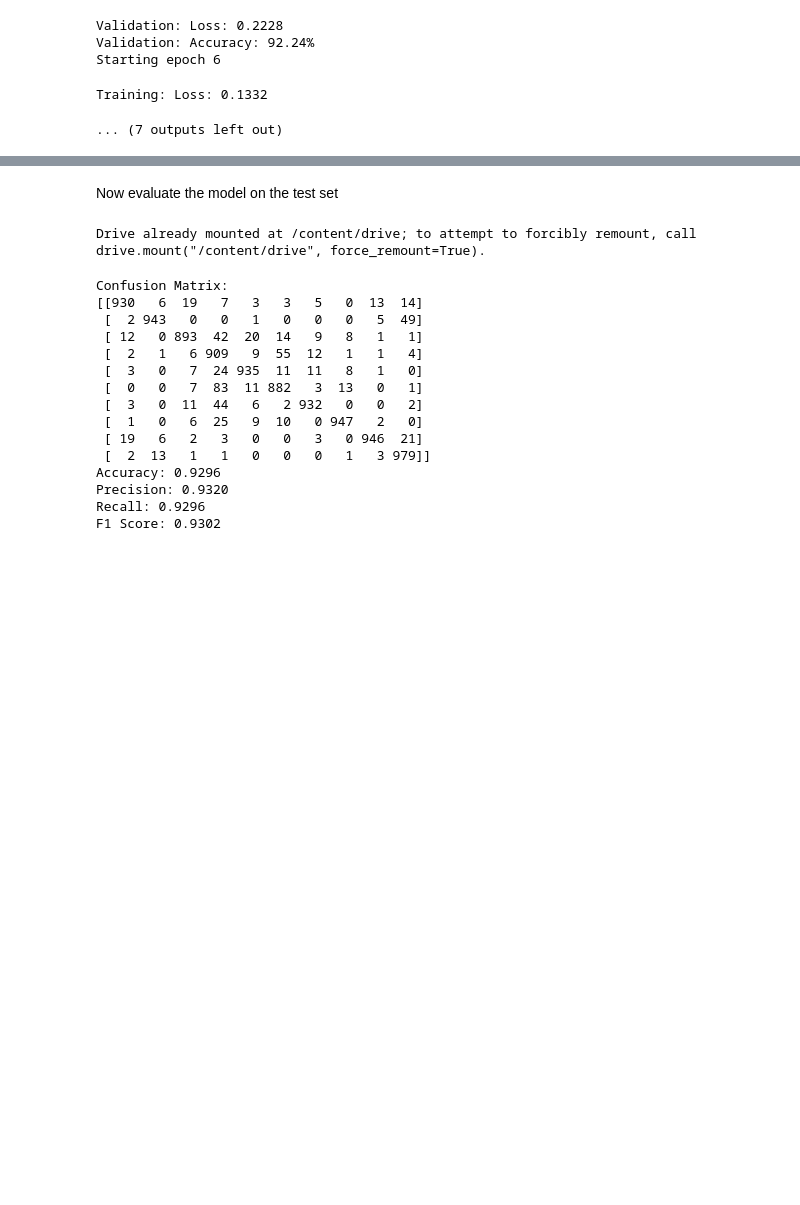
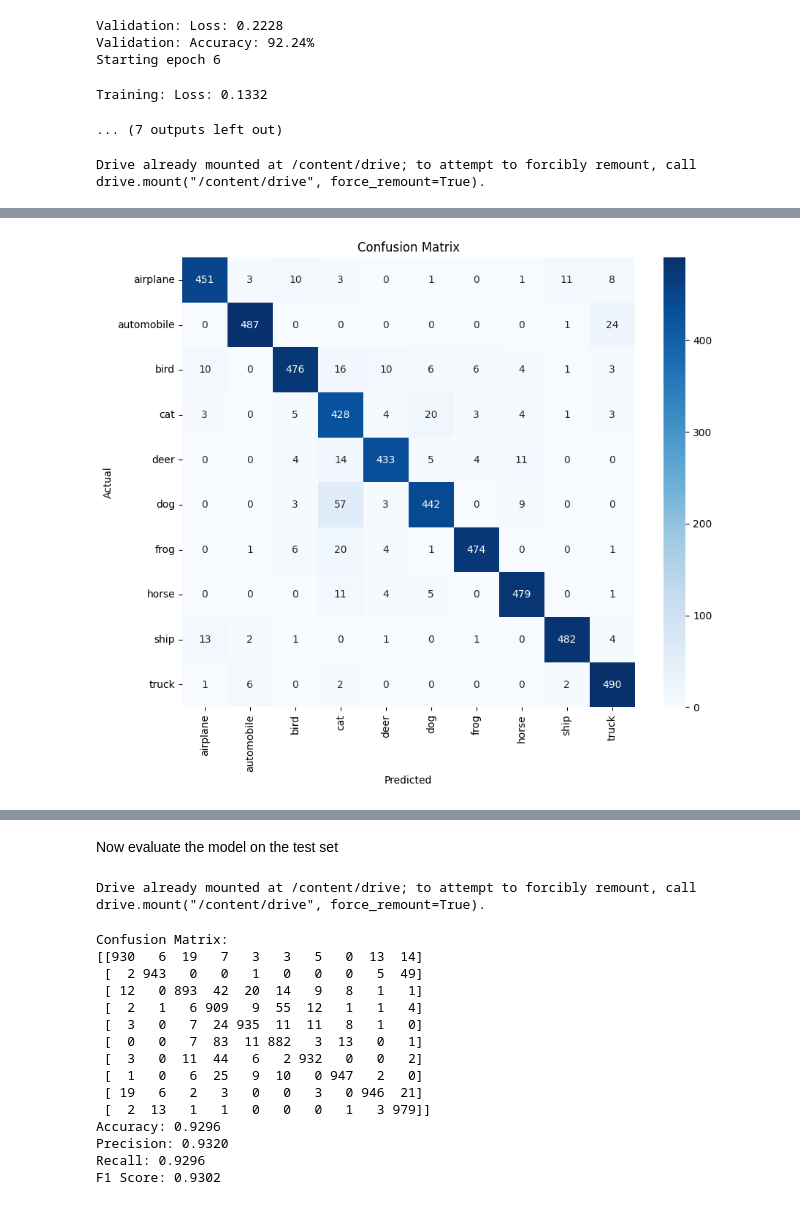
Before and after one commit to slinusc/Artificial_Intelligence_Course_NTUT, a Jupyter notebook: ResNet50_.ipynb, the cells around one changed output, grey strips where cells are left out. Drawn from its saved outputs; the diff is of its cells as text; code cells hidden in the pictures; blank space fills up the shorter version.

Commit message:
updated the valid matrix

```diff
--- a/ResNet50_.ipynb
+++ b/ResNet50_.ipynb
@@ -68,7 +68,7 @@ class CIFAR10Dataset(Dataset):
         image = Image.fromarray(image)
 
         # If augmentation exists, apply augmentation first and skip the ToTensor in transform
-        if label in [0, 3, 4, 5] and self.augmentation:
+        if self.augmentation: # label in [0, 3, 4, 5] and
             # Apply augmentation first
             image = self.augmentation(image)
 
@@ -208,8 +208,8 @@ def run_training(augment=False, epochs=10):
     # Augmentation
     augmentation = transforms.Compose([
         transforms.RandomHorizontalFlip(),
-        transforms.RandomCrop(32, padding=2),  # Reduce padding to avoid cropping too much
-        transforms.ColorJitter(brightness=0.05, contrast=0.05, saturation=0.05, hue=0.02),  # Softer color jitter
+        transforms.RandomCrop(32, padding=2),
+        transforms.ColorJitter(brightness=0.05, contrast=0.1, saturation=0.05, hue=0.02),  # Color jitter
     ])
 
     if augment:
@@ -512,3 +512,66 @@ Validation: Accuracy: 92.24%
 Starting epoch 6
 Training: Loss: 0.1332
 ... (7 outputs left out)
+# %%
+torch.manual_seed(42)
+
+# Mount Google Drive
+from google.colab import drive
+drive.mount('/content/drive')
+
+# Path to the dataset in Google Drive
+data_path = '/content/drive/MyDrive/Artificial_Intelligence_Course_NTUT/cifar-10-python/cifar-10-batches-py/'
+
+# Training batch file names (excluding the test batch)
+train_batches = [f'data_batch_{i}' for i in range(1, 6)]
+
+# Transformation
+transform = transforms.Compose([
+    transforms.Resize((224, 224)),  # Resize
+    transforms.ToTensor(),
+    transforms.Normalize((0.5, 0.5, 0.5), (0.5, 0.5, 0.5))
+])
+
+# Augmentation
+augmentation = transforms.Compose([
+    transforms.RandomHorizontalFlip(),
+    transforms.RandomCrop(32, padding=2),
+    transforms.ColorJitter(brightness=0.05, contrast=0.05, saturation=0.05, hue=0.02),  # Color jitter
+])
+
+# Define class names based on the extracted labels
+class_names = [
+    "airplane",
+    "automobile",
+    "bird",
+    "cat",
+    "deer",
+    "dog",
+    "frog",
+    "horse",
+    "ship",
+    "truck"
+]
+
+train_dataset = CIFAR10Dataset(data_path, train_batches, transform=transform, augmentation=augmentation)
+
+
+# Split the training dataset into train and validation subsets
+train_size = int(0.9 * len(train_dataset))  # Use 90% for training
+valid_size = len(train_dataset) - train_size  # Use 10% for validation
+train_subset, valid_subset = torch.utils.data.random_split(train_dataset, [train_size, valid_size])
+
+validloader = DataLoader(valid_subset, batch_size=128, shuffle=False, num_workers=4)
+
+device = torch.device("cuda" if torch.cuda.is_available() else "cpu")
+
+# load our trained model
+model_save_path = '/'.join(data_path.split('/')[:-3]) + "/resnet_model_with_aug.pkl"
+with open(model_save_path, 'rb') as f:
+    model = pickle.load(f)
+
+model.to(device)
+
+misclassified_images, misclassified_labels, misclassified_preds = test_model_with_confusion_matrix(model, validloader)
+# %% [output]
+Drive already mounted at /content/drive; to attempt to forcibly remount, call drive.mount("/content/drive", force_remount=True).
@@ -514,0 +593 @@ Training: Loss: 0.1332
+[figure, added]
```
Also changed, not shown: parts of 4 cells of this notebook.
